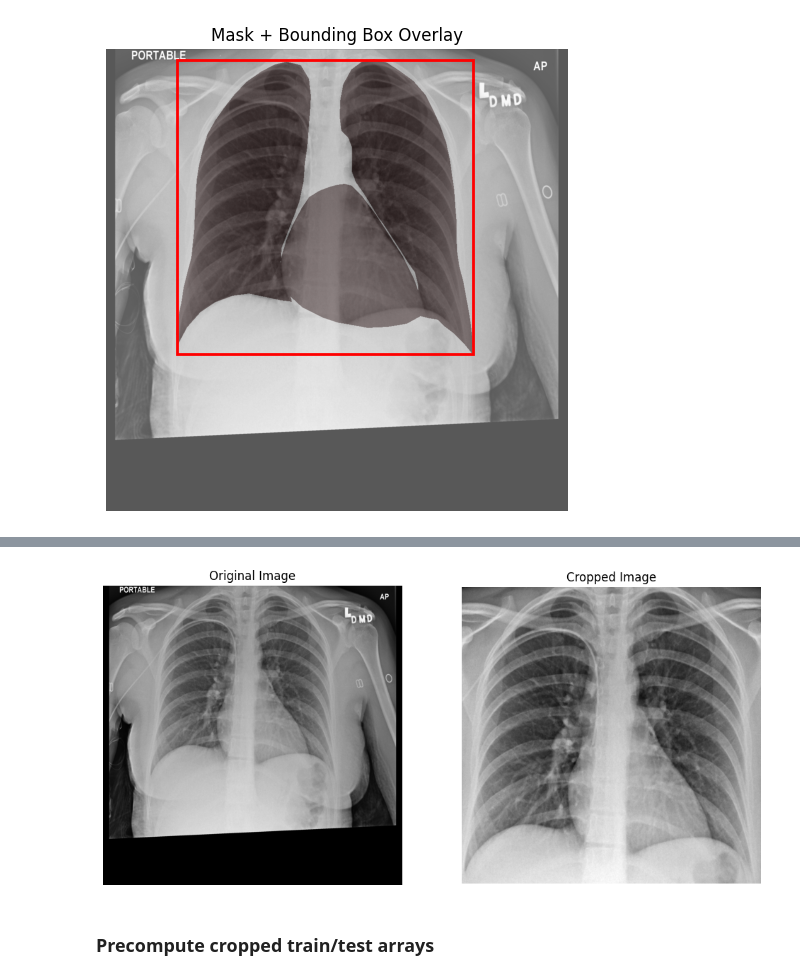
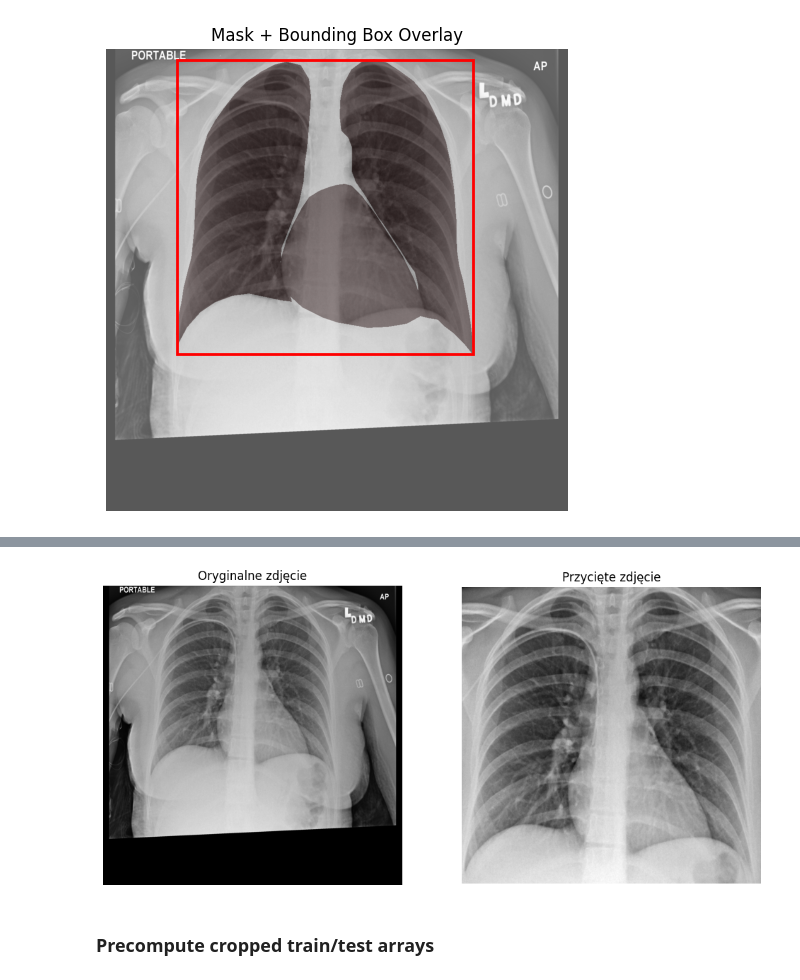
Before and after one commit to psiku/dnn-cxr-diagnostics, a Jupyter notebook: cxr-training-pipeline/notebooks/02_data_preparation/04_dataset_with_masks.ipynb, the cells around one changed output, grey strips where cells are left out. Cells and saved outputs as stored; diff of their text form; code cells hidden in the pictures.

```diff
--- a/cxr-training-pipeline/notebooks/02_data_preparation/04_dataset_with_masks.ipynb
+++ b/cxr-training-pipeline/notebooks/02_data_preparation/04_dataset_with_masks.ipynb
@@ -176,16 +176,16 @@ Bounding Box Coordinates: (156, 23, 813, 675)
 # %%
 fig, axes = plt.subplots(1, 2, figsize=(12, 6))
 axes[0].imshow(image, cmap="gray")
-axes[0].set_title("Original Image")
+axes[0].set_title("Oryginalne zdjęcie")
 axes[0].axis("off")
 cropped_image = crop_to_bbox(image, bbox_coords)
 axes[1].imshow(cropped_image, cmap="gray")
-axes[1].set_title("Cropped Image")
+axes[1].set_title("Przycięte zdjęcie")
 axes[1].axis("off")
 plt.show()
 # %% [output]
 [interactive output not drawn]
-[figure, old version]
+[figure, new version]
 # %% [markdown]
 ### Precompute cropped train/test arrays
 # %%
```
Also changed, not shown: parts of 3 cells of this notebook, 25 other files.
